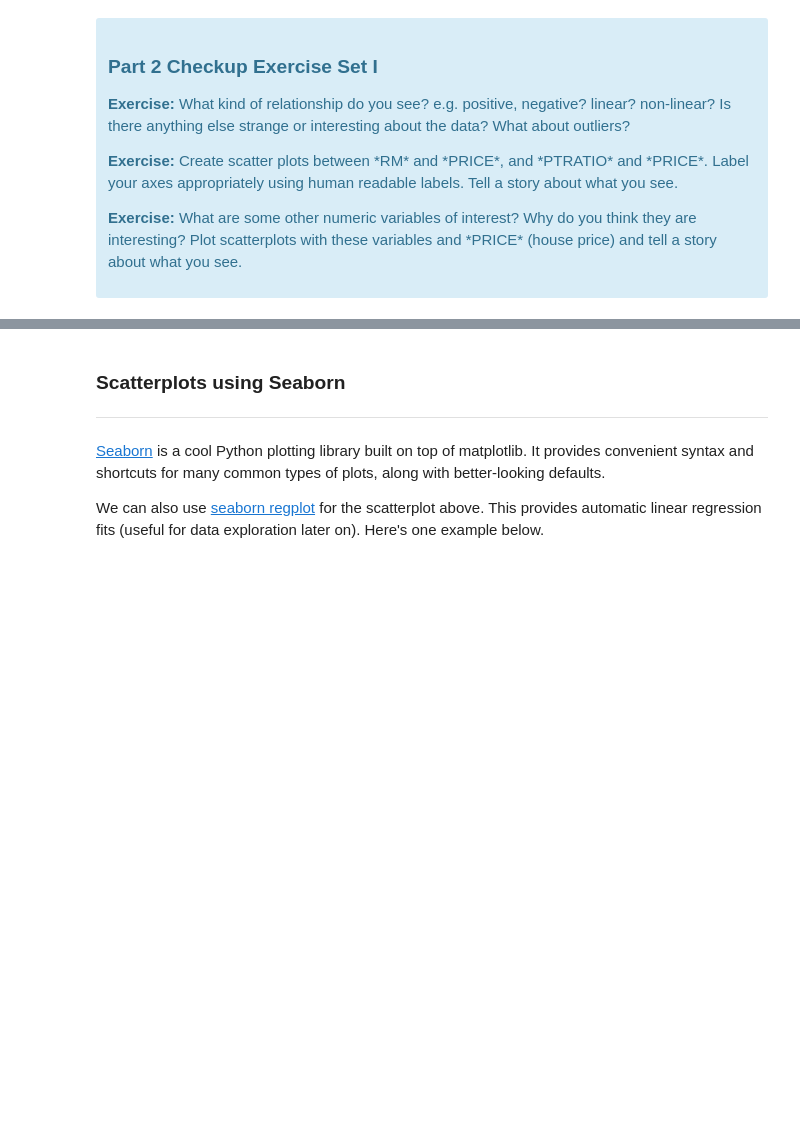
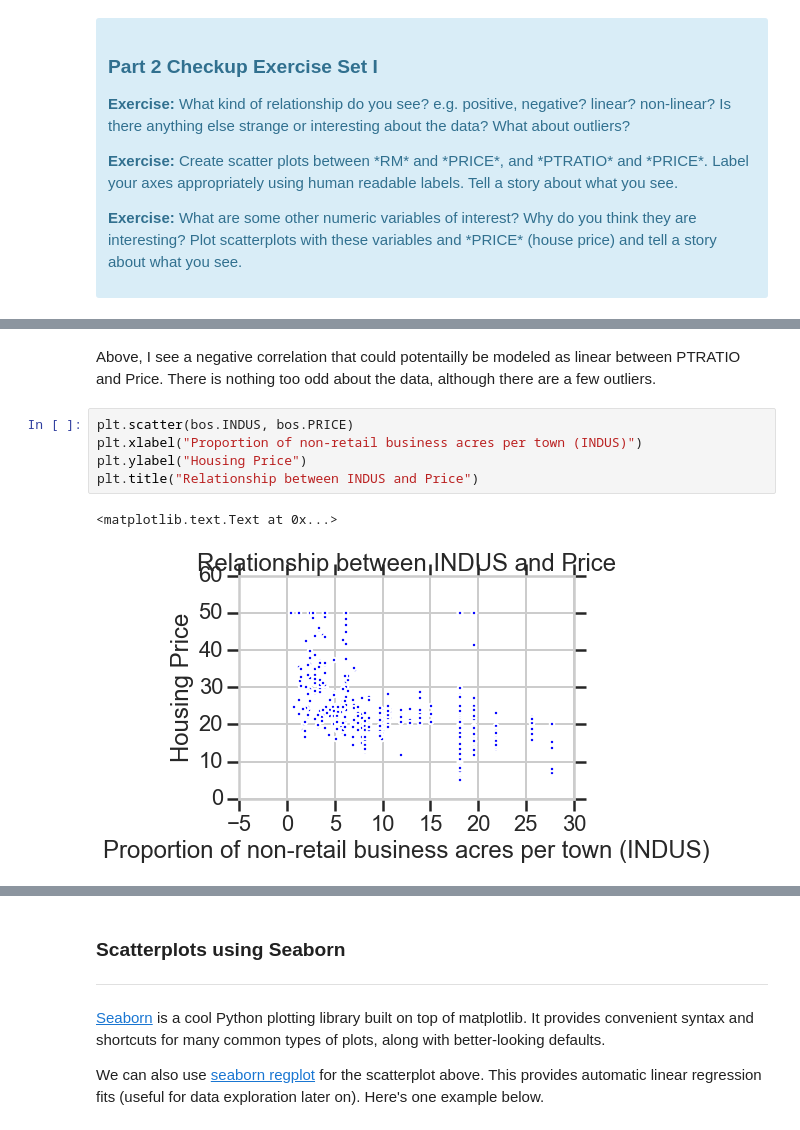
Before and after one commit to mries14/Springboard, a Jupyter notebook: assignments/ML_mini_projects/linear_regression/Mini_Project_Linear_Regression.ipynb, the cells around one changed output, grey strips where cells are left out. Drawn from its saved outputs; the diff is of its cells as text; blank space fills up the shorter version.

```diff
--- a/assignments/ML_mini_projects/linear_regression/Mini_Project_Linear_Regression.ipynb
+++ b/assignments/ML_mini_projects/linear_regression/Mini_Project_Linear_Regression.ipynb
@@ -226,0 +304,10 @@ plt.title("Relationship between CRIM and Price")
+# %% [markdown]
+Above, I see a negative correlation that could potentailly be modeled as linear between PTRATIO and Price. There is nothing too odd about the data, although there are a few outliers.
+# %%
+plt.scatter(bos.INDUS, bos.PRICE)
+plt.xlabel("Proportion of non-retail business acres per town (INDUS)")
+plt.ylabel("Housing Price")
+plt.title("Relationship between INDUS and Price")
+# %% [output]
+<matplotlib.text.Text at 0x...>
+[figure, added]
```
Also changed, not shown: parts of 73 cells of this notebook.
